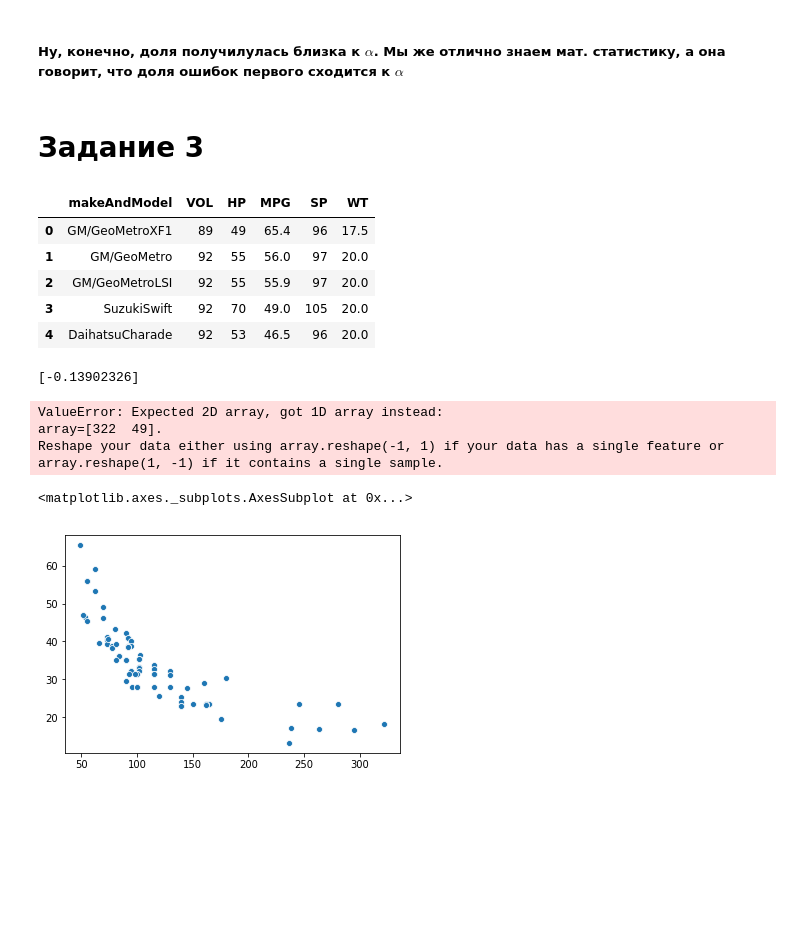
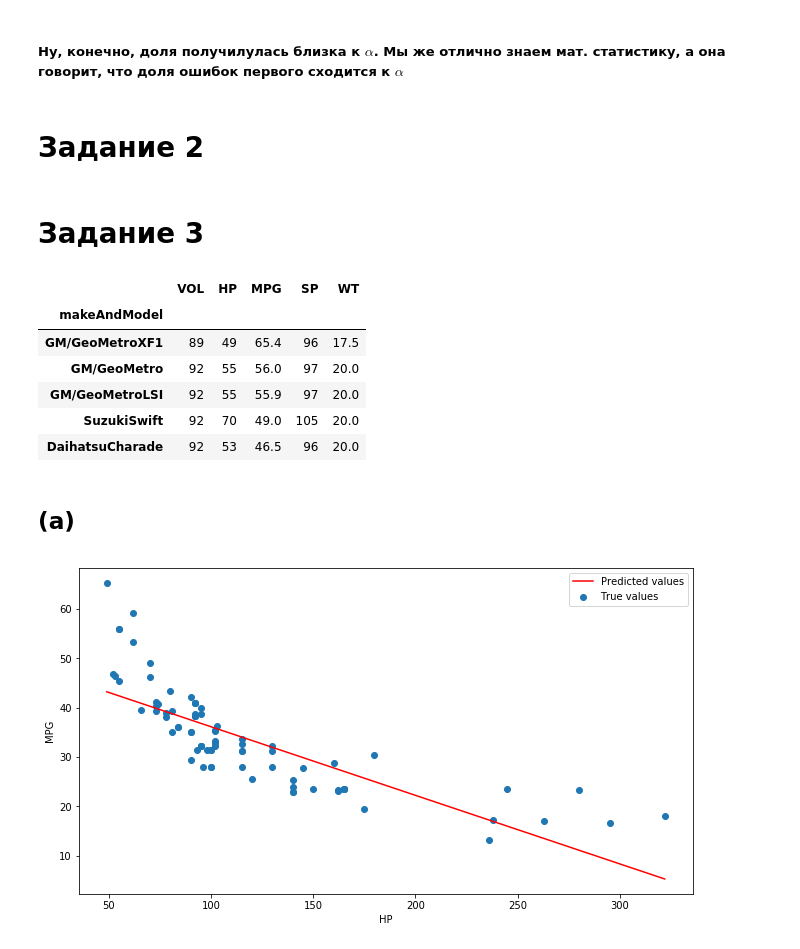
Before and after one commit to Mikhail-off/STAT2018, a Jupyter notebook: HW3/homework-3.ipynb, the cells around one changed output. Drawn from its saved outputs; the diff is of its cells as text; code cells hidden in the pictures; blank space fills up the shorter version.

```diff
--- a/HW3/homework-3.ipynb
+++ b/HW3/homework-3.ipynb
@@ -52,19 +49,22 @@ print('Доля экспериментов с отклоненной H0 = %f' %
 # %% [markdown]
 ##### Ну, конечно, доля получилулась близка к $\alpha$. Мы же отлично знаем мат. статистику, а она говорит, что доля ошибок первого сходится к $\alpha$
+# %% [markdown]
+# Задание 2
 # %% [markdown]
 # Задание 3
 # %%
 import pandas as pd
 # %%
-df = pd.read_csv('data/passengercarmileage.txt', sep='\t')
+df = pd.read_csv('data/passengercarmileage.txt', sep='\t', index_col=0)
 df[:5]
 # %% [output]
-|  | makeAndModel | VOL | HP | MPG | SP | WT |
-| 0 | GM/GeoMetroXF1 | 89 | 49 | 65.4 | 96 | 17.5 |
-| 1 | GM/GeoMetro | 92 | 55 | 56.0 | 97 | 20.0 |
-| 2 | GM/GeoMetroLSI | 92 | 55 | 55.9 | 97 | 20.0 |
-| 3 | SuzukiSwift | 92 | 70 | 49.0 | 105 | 20.0 |
-| 4 | DaihatsuCharade | 92 | 53 | 46.5 | 96 | 20.0 |
+|  | VOL | HP | MPG | SP | WT |
+| makeAndModel |  |  |  |  |  |
+| GM/GeoMetroXF1 | 89 | 49 | 65.4 | 96 | 17.5 |
+| GM/GeoMetro | 92 | 55 | 56.0 | 97 | 20.0 |
+| GM/GeoMetroLSI | 92 | 55 | 55.9 | 97 | 20.0 |
+| SuzukiSwift | 92 | 70 | 49.0 | 105 | 20.0 |
+| DaihatsuCharade | 92 | 53 | 46.5 | 96 | 20.0 |
 # %%
 y_data = df['MPG']
 x_data = df['HP']
@@ -73,3 +74,0 @@ from sklearn.linear_model import LinearRegression
-# %%
-regr = LinearRegression().fit(x_data.values.reshape((-1, 1)), y_data.values)
-coef = regr.coef_
@@ -80,16 +75,30 @@ import seaborn as sns
-# %%
-print(coef)
-min_max_ind = np.array([np.argmax(x_data.values), np.argmin(x_data.values)])
-x_regr = x_data[min_max_ind]
-y_regr = regr.predict(x_regr)
-# %% [output]
-[-0.13902326]
-ValueError: Expected 2D array, got 1D array instead:
-array=[322  49].
-Reshape your data either using array.reshape(-1, 1) if your data has a single feature or array.reshape(1, -1) if it contains a single sample.
+# %%
+def train_and_plot(x_train, y_train, transform=None, untransform=None):
+    if len(x_train.shape) < 2:
+        x_train = x_train.reshape((-1, 1))
+    y_orig = y_train
+    if transform is not None and untransform is not None:
+        y_train = transform(y_train)
+    regr = LinearRegression().fit(x_train, y_train)
+    ind = x_train[:, 0].argsort()
+    x_regr = x_train[ind, :]
+    y_regr = regr.predict(x_regr)
+    if transform is not None and untransform is not None:
+        y_regr = untransform(y_regr)
+    plt.figure(figsize=(11, 6))
+    plt.scatter(x_train, y_data, label='True values')
+    plt.plot(x_train[ind, :], y_regr, c='red', label='Predicted values')
+    plt.xlabel('HP')
+    plt.ylabel('MPG')
+    plt.legend()
+    plt.show()
+    y_pred_orig = regr.predict(x_train)
+    if transform is not None and untransform is not None:
+        y_pred_orig = untransform(y_pred_orig)
+    return (regr, y_pred_orig)
+# %% [markdown]
+## (a)
 # %%
-sns.scatterplot(x_data.values, y_data.values)
-sns.lineplot(x)
+regr_lin, pred_lin = train_and_plot(x_data.values, y_data.values)
 # %% [output]
-<matplotlib.axes._subplots.AxesSubplot at 0x...>
-[figure, old version]
+[figure, new version]
```
Also changed, not shown: parts of 18 cells of this notebook.
